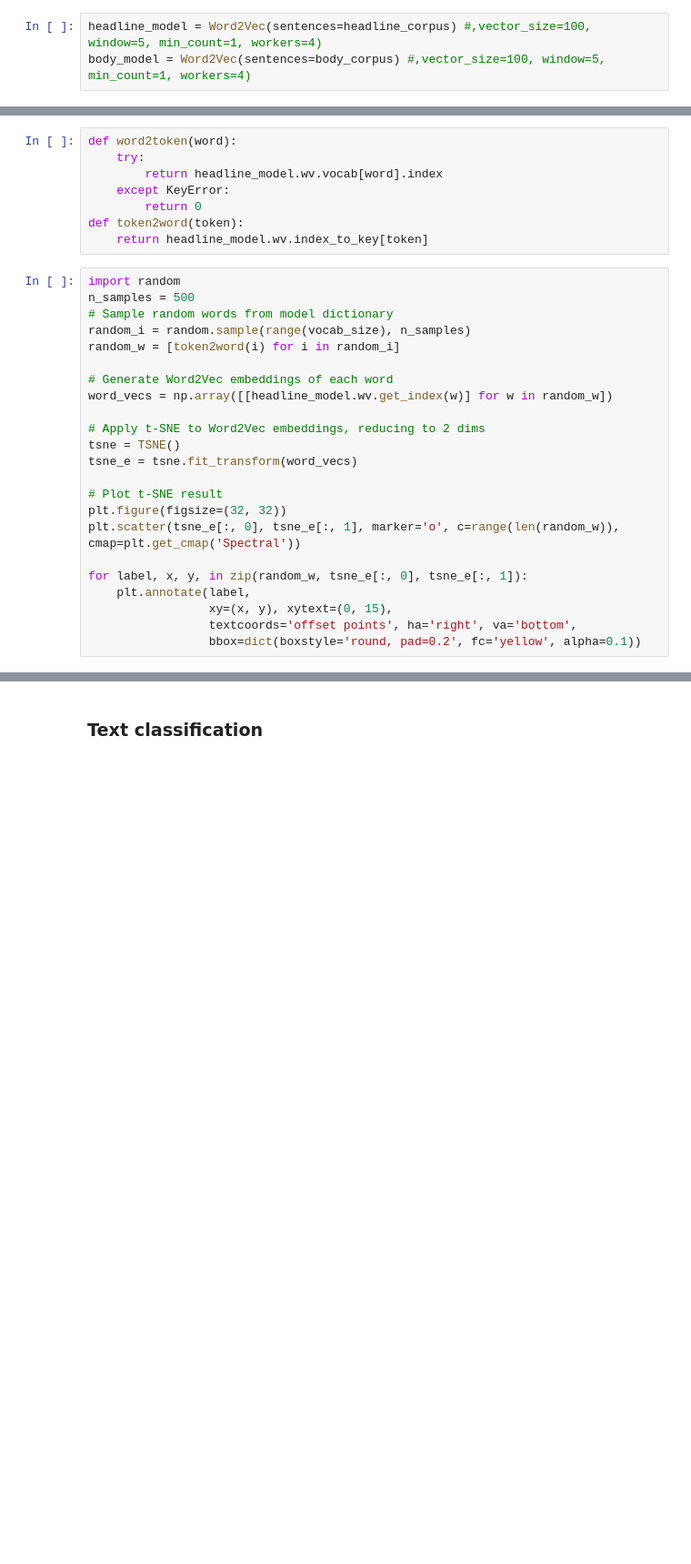
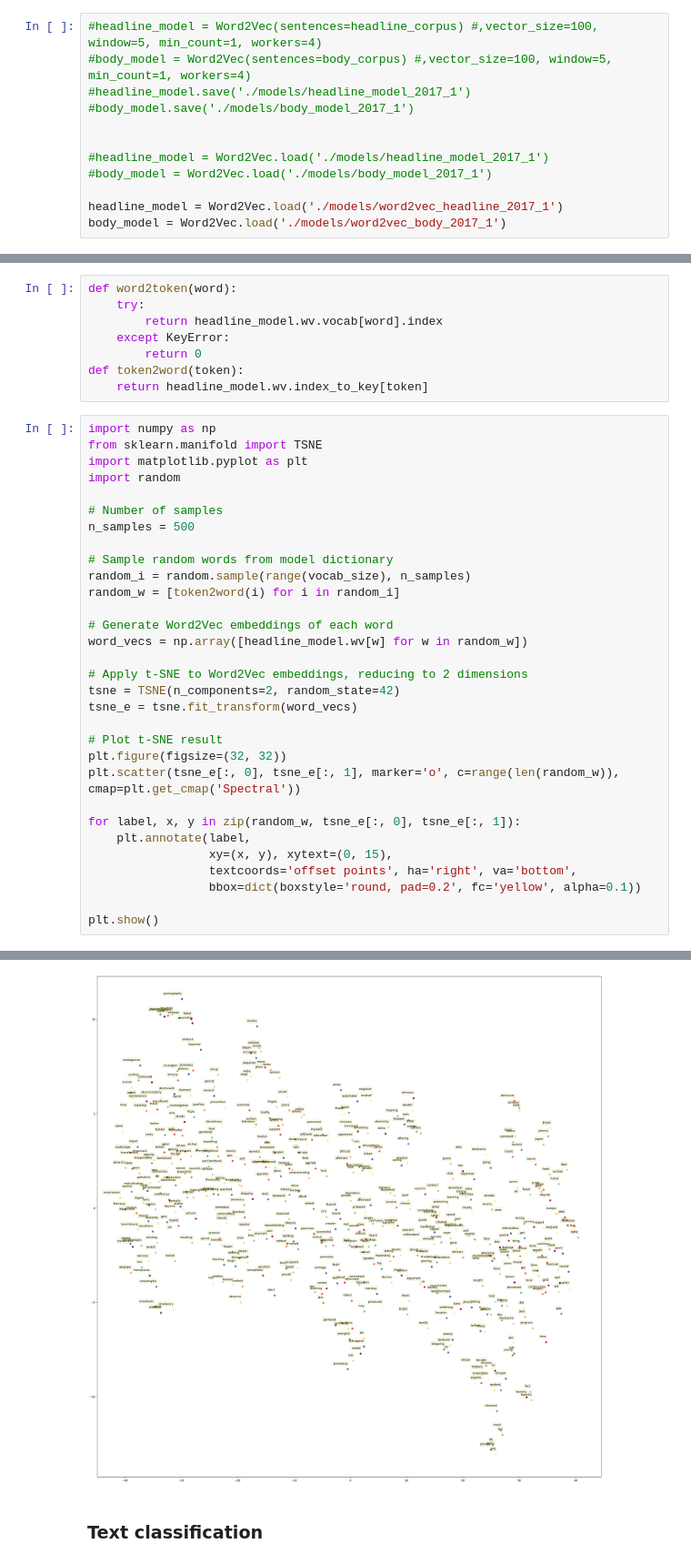
Before and after one commit to ISL-0111/IDS703_NLP_Project_Political_Tendency_Analysis, a Jupyter notebook: word2vec_political_leanings.ipynb, the cells around one changed output, grey strips where cells are left out. Shown at 91% size. Drawn from its saved outputs; the diff is of its cells as text; blank space fills up the shorter version.

```diff
--- a/word2vec_political_leanings.ipynb
+++ b/word2vec_political_leanings.ipynb
@@ -93,8 +104,17 @@ body = df['body']#.apply(preprocess)
 headline_corpus = MyCorpus(headline)
 body_corpus = MyCorpus(body)
 # %%
-headline_model = Word2Vec(sentences=headline_corpus) #,vector_size=100, window=5, min_count=1, workers=4)
-body_model = Word2Vec(sentences=body_corpus) #,vector_size=100, window=5, min_count=1, workers=4)
+#headline_model = Word2Vec(sentences=headline_corpus) #,vector_size=100, window=5, min_count=1, workers=4)
+#body_model = Word2Vec(sentences=body_corpus) #,vector_size=100, window=5, min_count=1, workers=4)
+#headline_model.save('./models/headline_model_2017_1')
+#body_model.save('./models/body_model_2017_1')
+
+
+#headline_model = Word2Vec.load('./models/headline_model_2017_1')
+#body_model = Word2Vec.load('./models/body_model_2017_1')
+
+headline_model = Word2Vec.load('./models/word2vec_headline_2017_1')
+body_model = Word2Vec.load('./models/word2vec_body_2017_1')
 # %%
 for index, word in enumerate(headline_model.wv.index_to_key):
     if index == 10:
@@ -171,26 +186,34 @@ def word2token(word):
 def token2word(token):
     return headline_model.wv.index_to_key[token]
 # %%
+import numpy as np
+from sklearn.manifold import TSNE
+import matplotlib.pyplot as plt
 import random
+
+# Number of samples
 n_samples = 500
+
 # Sample random words from model dictionary
 random_i = random.sample(range(vocab_size), n_samples)
 random_w = [token2word(i) for i in random_i]
 
 # Generate Word2Vec embeddings of each word
-word_vecs = np.array([[headline_model.wv.get_index(w)] for w in random_w])
+word_vecs = np.array([headline_model.wv[w] for w in random_w])
 
-# Apply t-SNE to Word2Vec embeddings, reducing to 2 dims
-tsne = TSNE()
+# Apply t-SNE to Word2Vec embeddings, reducing to 2 dimensions
+tsne = TSNE(n_components=2, random_state=42)
 tsne_e = tsne.fit_transform(word_vecs)
 
 # Plot t-SNE result
 plt.figure(figsize=(32, 32))
 plt.scatter(tsne_e[:, 0], tsne_e[:, 1], marker='o', c=range(len(random_w)), cmap=plt.get_cmap('Spectral'))
 
-for label, x, y, in zip(random_w, tsne_e[:, 0], tsne_e[:, 1]):
+for label, x, y in zip(random_w, tsne_e[:, 0], tsne_e[:, 1]):
     plt.annotate(label,
                  xy=(x, y), xytext=(0, 15),
                  textcoords='offset points', ha='right', va='bottom',
                  bbox=dict(boxstyle='round, pad=0.2', fc='yellow', alpha=0.1))
+
+plt.show()
 # %% [output]
@@ -198,3 +220,4 @@ ValueError: n_components=2 must be between 1 and min(n_samples, n_features)=1 wi
+[figure, added]
 # %% [markdown]
 ### **Text classification**
 # %% [markdown]
```
Also changed, not shown: parts of 18 cells of this notebook, 3 other files.
